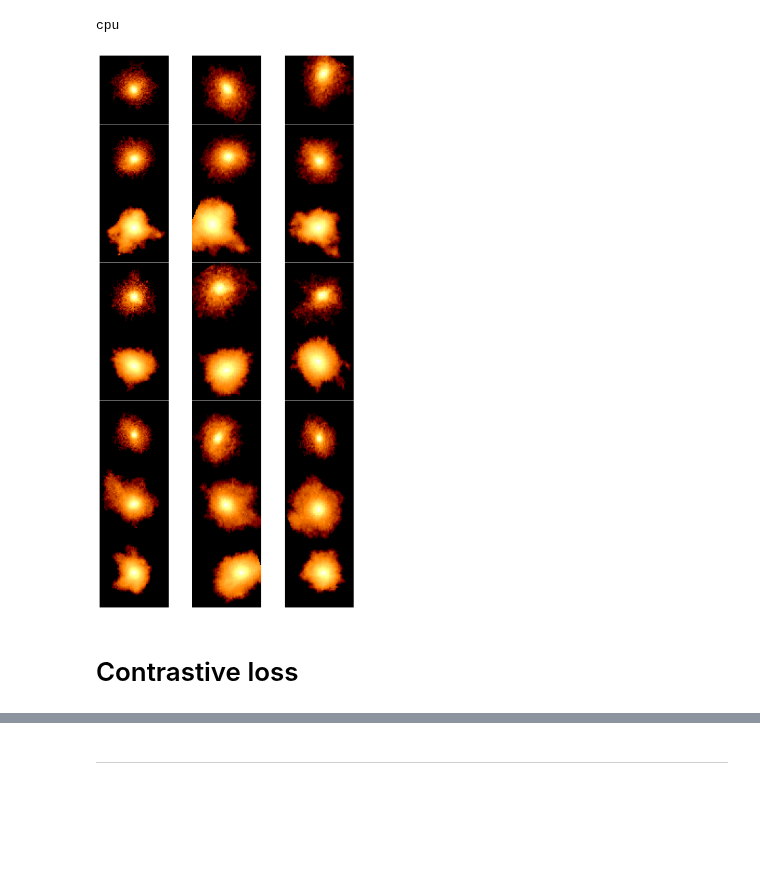
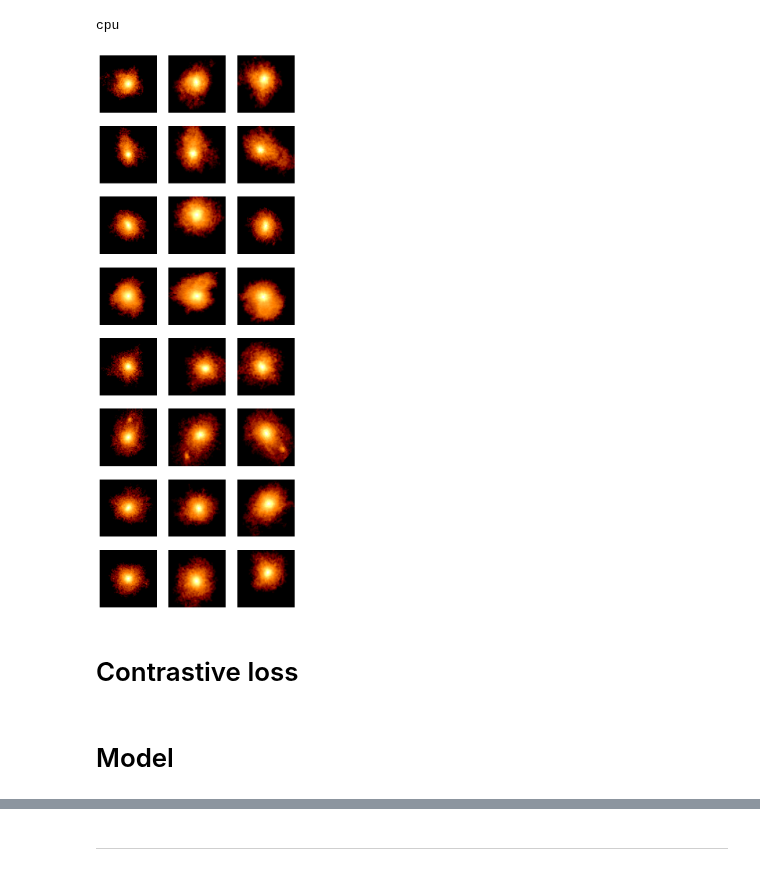
Before and after one commit to SergeiDBykov/self_supervised_halos, a Jupyter notebook: notebooks/1_tng_density_pretrain_colab.ipynb, the cells around one changed output, grey strips where cells are left out. Drawn from its saved outputs; the diff is of its cells as text; code cells hidden in the pictures; blank space fills up the shorter version.

Commit message:
stars contrastive learning of density embeddings

```diff
--- a/notebooks/1_tng_density_pretrain_colab.ipynb
+++ b/notebooks/1_tng_density_pretrain_colab.ipynb
@@ -128,7 +132,7 @@ contrast_transforms = transforms.Compose([
 ])
 
 
-def select_views_and_transform(projections, transform = contrast_transforms):
+def select_views_and_transform_img(projections, transform = contrast_transforms):
     i1, i2 = np.random.choice(3, 2, replace=False) #TODO replace False or True? If True, then the same view can be selected twice
     view1 = projections[i1]
     view2 = projections[i2]
@@ -137,34 +141,37 @@ def select_views_and_transform(projections, transform = contrast_transforms):
     view2 = transform(view2)
 
     return view1, view2
+
+def select_views_and_transform(batch_projections, transform = contrast_transforms):
+    transformed_batch_view1 = []
+    transformed_batch_view2 = []
+    #for projection in batch_projections:
+    for i in range(len(batch_projections[0])):
+        projection = [batch_projections[0][i], batch_projections[1][i], batch_projections[2][i]]
+        transformed_example = select_views_and_transform_img(projection, transform)
+        transformed_batch_view1.append(transformed_example[0])
+        transformed_batch_view2.append(transformed_example[1])
+
+    transformed_batch = torch.stack(transformed_batch_view1), torch.stack(transformed_batch_view2)
+
+    return transformed_batch
 # %%
-fig, axs = plt.subplots(8, 3, figsize=(10, 20))
+batch_data_full, batch_label = next(iter(dataloader))
+batch_data = batch_data_full[1]
+
+view1, view2 = select_views_and_transform(batch_data)
+orig = batch_data[0]
+
+fig, axs = plt.subplots(8, 3, figsize=(7, 20))
 
 for i in range(8):
-    orig_xy = batch_data[0][i]
-    orig_xz = batch_data[1][i]
-    orig_yz = batch_data[2][i]
-    origs = [orig_xy, orig_xz, orig_yz]
-
-    view_1, view_2 = select_views_and_transform(origs)
-
-
-    orig_xy = orig_xy.squeeze()
-    view_1 = view_1.squeeze()
-    view_2 = view_2.squeeze()
-
-    axs[i, 0].imshow(orig_xy, cmap='afmhot')
-    axs[i, 1].imshow(view_1, cmap='afmhot')
-    axs[i, 2].imshow(view_2, cmap='afmhot')
-
+    axs[i, 0].imshow(orig[i][0].cpu().numpy(), cmap='afmhot')
+    axs[i, 1].imshow(view1[i][0].cpu().numpy(), cmap='afmhot')
+    axs[i, 2].imshow(view2[i][0].cpu().numpy(), cmap='afmhot')
     axs[i, 0].axis('off')
     axs[i, 1].axis('off')
     axs[i, 2].axis('off')
-
-#remove space between subplots
-plt.subplots_adjust(wspace=0, hspace=0)
-plt.show()
 # %% [output]
-[figure, old version]
+[figure, new version]
 # %% [markdown]
 # Contrastive loss
@@ -170,0 +258,2 @@ plt.show()
+# %% [markdown]
+# Model
```
Also changed, not shown: parts of 11 cells of this notebook, 1 other file.
